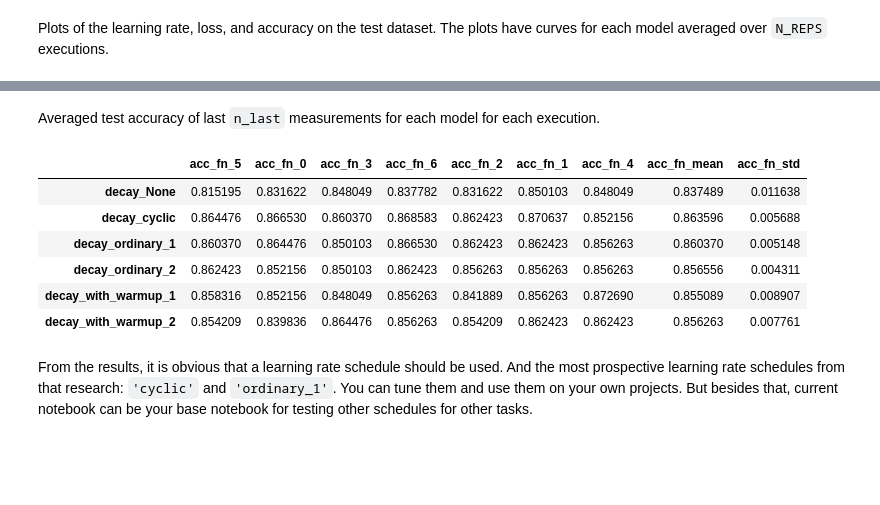
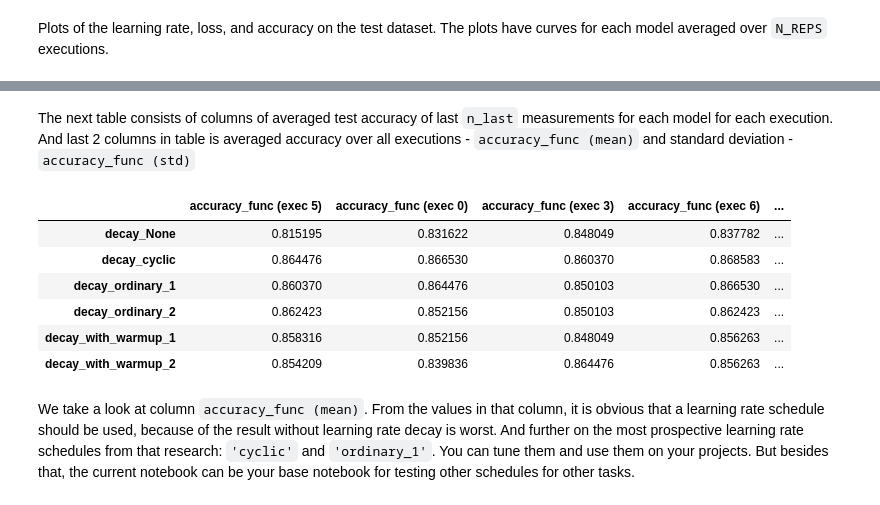
Before and after one commit to analysiscenter/batchflow, a Jupyter notebook: examples/experiments/decay/research_decay.ipynb, the cells around one changed output, grey strips where cells are left out. Cells and saved outputs as stored; diff of their text form; code cells hidden in the pictures; blank space fills up the shorter version.

```diff
--- a/examples/experiments/decay/research_decay.ipynb
+++ b/examples/experiments/decay/research_decay.ipynb
@@ -147,14 +161,16 @@ show_research(results.df, layout=['train_ppl/lr', 'train_ppl/loss', 'acc_fn/acc_
 # %% [markdown]
-Averaged test accuracy of last `n_last` measurements for each model for each execution.
+The next table consists of columns of averaged test accuracy of last `n_last` measurements for each model for each execution. And last 2 columns in table is averaged accuracy over all executions  - `accuracy_func (mean)` and standard deviation - `accuracy_func (std)`
 # %%
-print_results(results.df, 'acc_fn/acc_vall', False, ascending=True, n_last=100)
+print_results(results.df, 'accuracy_func/accuracy', False, ascending=True, n_last=100)
 # %% [output]
-|  | acc_fn_5 | acc_fn_0 | acc_fn_3 | acc_fn_6 | acc_fn_2 | acc_fn_1 | acc_fn_4 | acc_fn_mean | acc_fn_std |
-| decay_None | 0.815195 | 0.831622 | 0.848049 | 0.837782 | 0.831622 | 0.850103 | 0.848049 | 0.837489 | 0.011638 |
-| decay_cyclic | 0.864476 | 0.866530 | 0.860370 | 0.868583 | 0.862423 | 0.870637 | 0.852156 | 0.863596 | 0.005688 |
-| decay_ordinary_1 | 0.860370 | 0.864476 | 0.850103 | 0.866530 | 0.862423 | 0.862423 | 0.856263 | 0.860370 | 0.005148 |
-| decay_ordinary_2 | 0.862423 | 0.852156 | 0.850103 | 0.862423 | 0.856263 | 0.856263 | 0.856263 | 0.856556 | 0.004311 |
-| decay_with_warmup_1 | 0.858316 | 0.852156 | 0.848049 | 0.856263 | 0.841889 | 0.856263 | 0.872690 | 0.855089 | 0.008907 |
-| decay_with_warmup_2 | 0.854209 | 0.839836 | 0.864476 | 0.856263 | 0.854209 | 0.862423 | 0.862423 | 0.856263 | 0.007761 |
+|  | accuracy_func (exec 5) | accuracy_func (exec 0) | accuracy_func (exec 3) | accuracy_func (exec 6) | ... |
+| decay_None | 0.815195 | 0.831622 | 0.848049 | 0.837782 | ... |
+| decay_cyclic | 0.864476 | 0.866530 | 0.860370 | 0.868583 | ... |
+| decay_ordinary_1 | 0.860370 | 0.864476 | 0.850103 | 0.866530 | ... |
+| decay_ordinary_2 | 0.862423 | 0.852156 | 0.850103 | 0.862423 | ... |
+| decay_with_warmup_1 | 0.858316 | 0.852156 | 0.848049 | 0.856263 | ... |
+| decay_with_warmup_2 | 0.854209 | 0.839836 | 0.864476 | 0.856263 | ... |
 # %% [markdown]
-From the results, it is obvious that a learning rate schedule should be used. And the most prospective learning rate schedules from that research: `'cyclic'` and `'ordinary_1'`. You can tune them and use them on your own projects. But besides that, current notebook can be your base notebook for testing other schedules for other tasks.
+We take a look at column `accuracy_func (mean)`.
+From the values in that column, it is obvious that a learning rate schedule should be used, because of the result without learning rate decay is worst.
+And further on the most prospective learning rate schedules from that research: `'cyclic'` and `'ordinary_1'`. You can tune them and use them on your projects. But besides that, the current notebook can be your base notebook for testing other schedules for other tasks.
```
Also changed, not shown: parts of 12 cells of this notebook.
